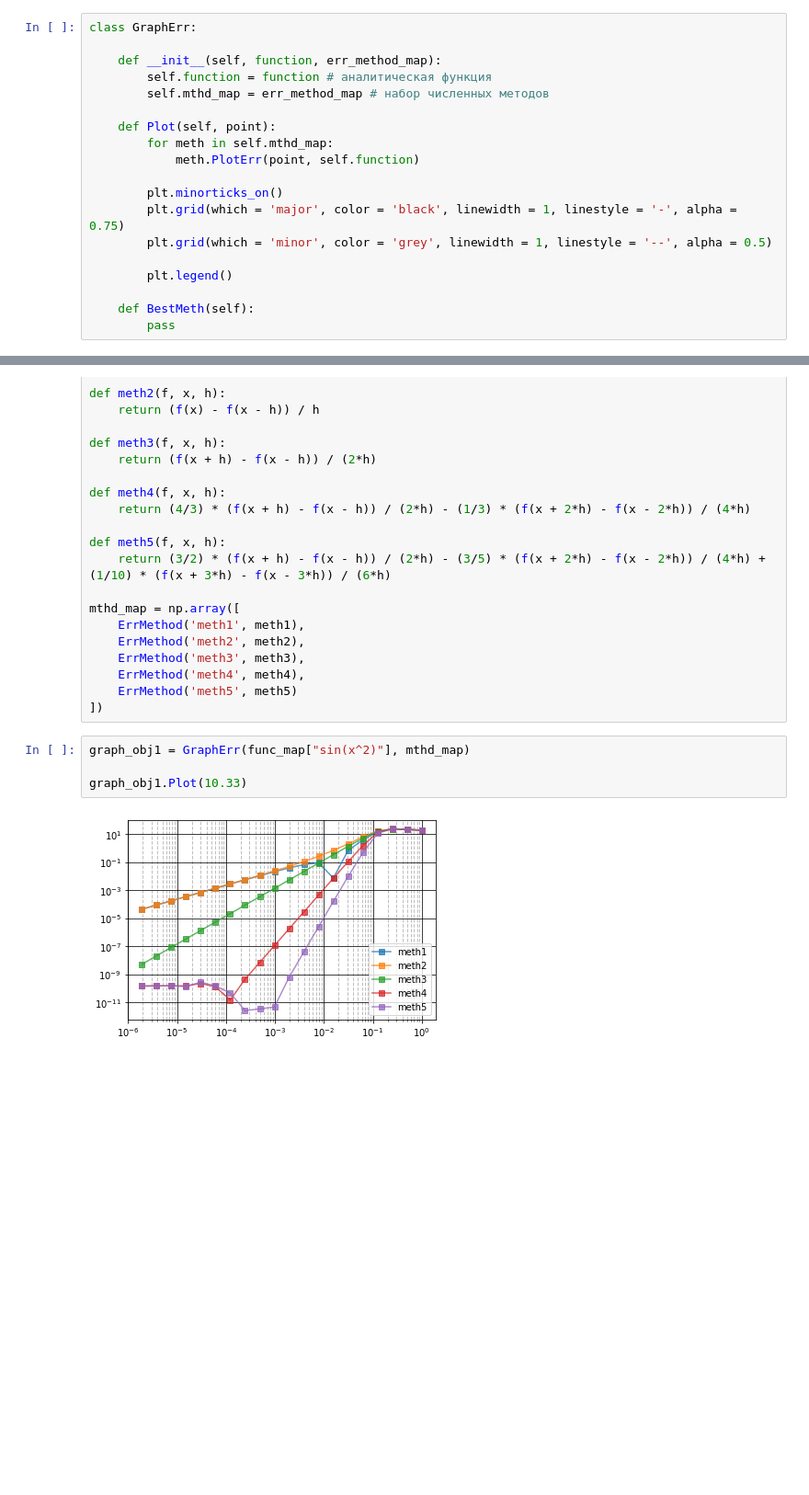
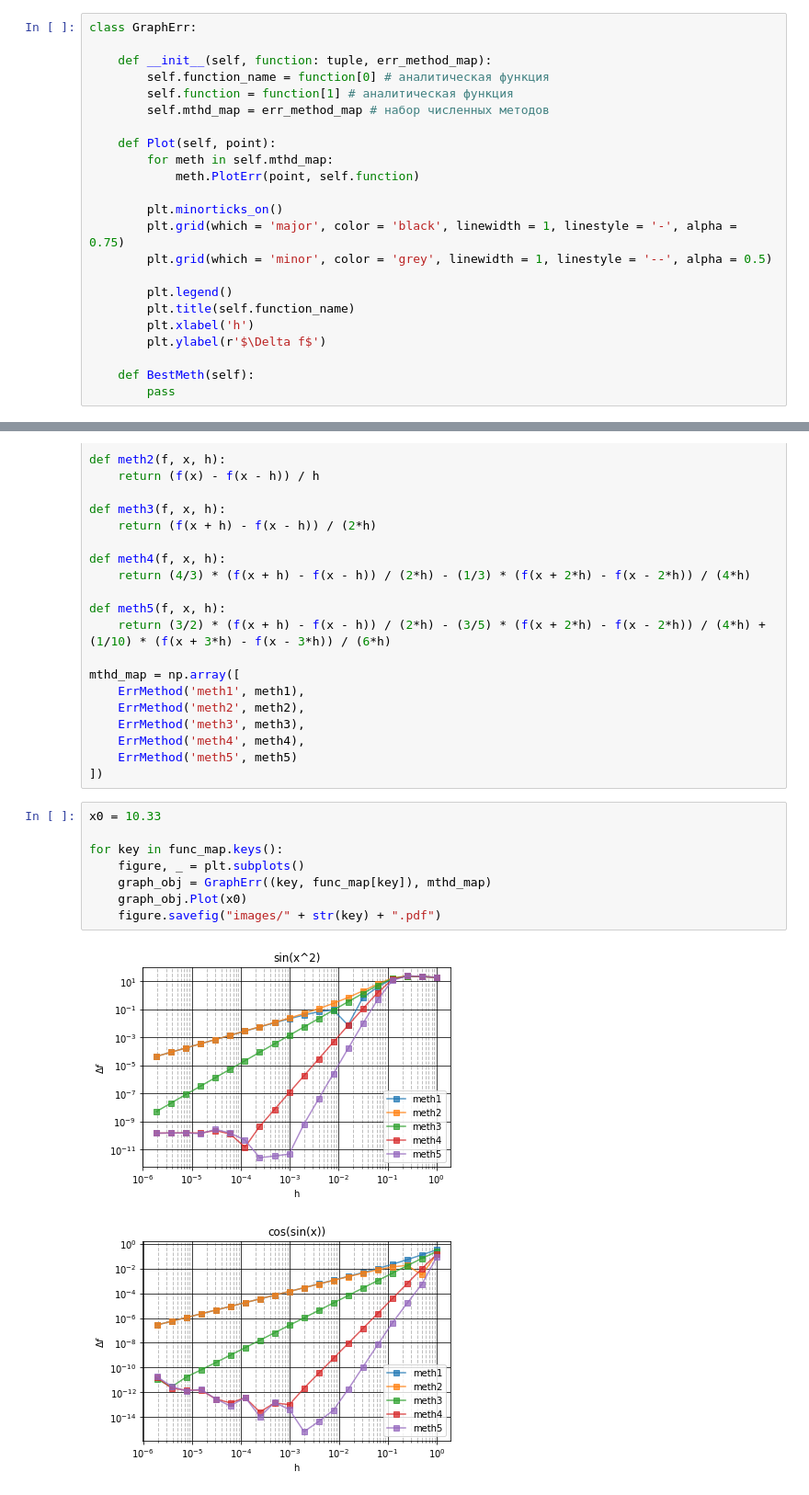
Before and after one commit to pavel-collab/comp-math, a Jupyter notebook: lab01/lab01.ipynb, the cells around one changed output, grey strips where cells are left out. Shown: that part at 92% size. Saved outputs shown, nothing was run; the diff lists cells and outputs as text; blank space fills up the shorter version.

```diff
--- a/lab01/lab01.ipynb
+++ b/lab01/lab01.ipynb
@@ -37,8 +29,9 @@ class ErrMethod:
 # %%
 class GraphErr:
 
-    def __init__(self, function, err_method_map):
-        self.function = function # аналитическая функция
+    def __init__(self, function: tuple, err_method_map):
+        self.function_name = function[0] # аналитическая функция
+        self.function = function[1] # аналитическая функция
         self.mthd_map = err_method_map # набор численных методов
 
     def Plot(self, point):
@@ -50,6 +43,9 @@ class GraphErr:
         plt.grid(which = 'minor', color = 'grey', linewidth = 1, linestyle = '--', alpha = 0.5)
 
         plt.legend()
+        plt.title(self.function_name)
+        plt.xlabel('h')
+        plt.ylabel(r'$\Delta f$')
 
     def BestMeth(self):
         pass
@@ -90,9 +79,14 @@ mthd_map = np.array([
     ErrMethod('meth4', meth4),
     ErrMethod('meth5', meth5)
 ])
-# %%
-graph_obj1 = GraphErr(func_map["sin(x^2)"], mthd_map)
-
-graph_obj1.Plot(10.33)
-# %% [output]
-[figure, removed]
+# %%
+x0 = 10.33
+
+for key in func_map.keys():
+    figure, _ = plt.subplots()
+    graph_obj = GraphErr((key, func_map[key]), mthd_map)
+    graph_obj.Plot(x0)
+    figure.savefig("images/" + str(key) + ".pdf")
+# %% [output]
+[figure, added]
+[figure, added]
```
Also changed, not shown: parts of 3 cells of this notebook, 5 other files.
